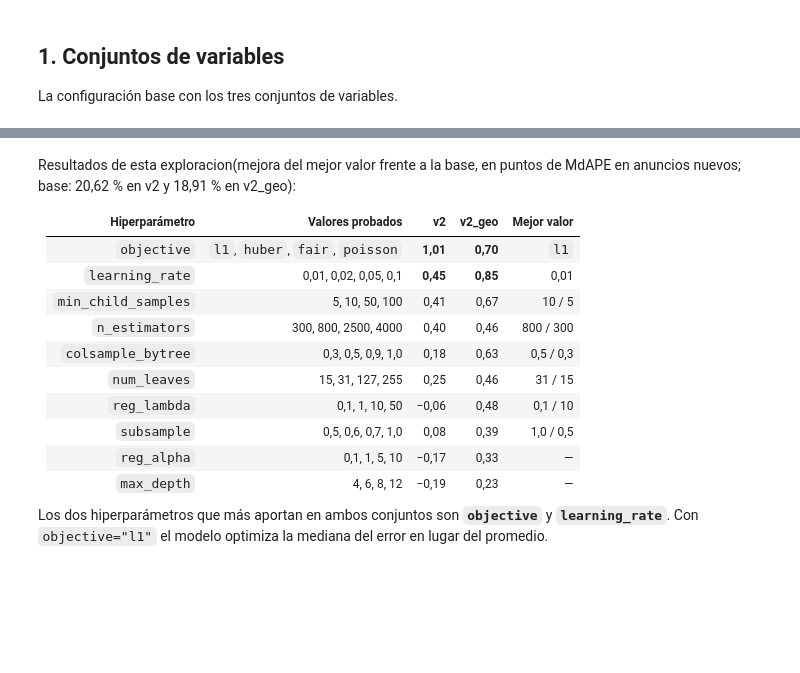
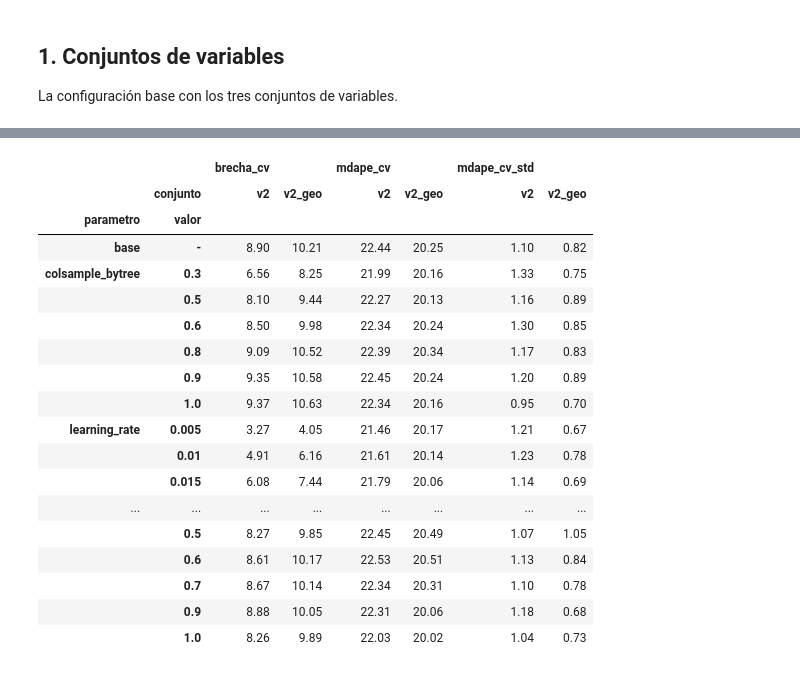
Before and after one commit to EdgarIMR/precios_airbnb_bogota, a Jupyter notebook: notebooks/04_lightgbm.ipynb, the cells around one changed output, grey strips where cells are left out. Saved outputs shown, nothing was run; the diff lists cells and outputs as text; code cells hidden in the pictures; blank space fills up the shorter version.

```diff
--- a/notebooks/04_lightgbm.ipynb
+++ b/notebooks/04_lightgbm.ipynb
@@ -62,27 +109,30 @@ Se partió de la configuración base  y se probaron 4 valores de cada hiperpará
 # %%
 if EJECUTAR_EXPLORACION:
+    iniciar_mlflow("bogoprice-lightgbm-cv")
     pruebas = {
-        "objective": ["l1", "huber", "fair", "poisson"],
-        "n_estimators": [300, 800, 2500, 4000],
-        "learning_rate": [0.01, 0.02, 0.05, 0.1],
-        "num_leaves": [15, 31, 127, 255],
-        "max_depth": [4, 6, 8, 12],
-        "min_child_samples": [5, 10, 50, 100],
-        "subsample": [0.5, 0.6, 0.7, 1.0],
-        "colsample_bytree": [0.3, 0.5, 0.9, 1.0],
-        "reg_lambda": [0.1, 1, 10, 50],
-        "reg_alpha": [0.1, 1, 5, 10],
+        "objective": ["l1", "huber", "fair", "poisson", "gamma", "tweedie"],
+        "n_estimators": [300, 800, 1000, 2000, 2500, 4000],
+        "learning_rate": [0.005, 0.01, 0.015, 0.02, 0.05, 0.1],
+        "num_leaves": [15, 31, 47, 95, 127, 255],
+        "max_depth": [4, 6, 8, 10, 12, 16],
+        "min_child_samples": [5, 10, 15, 30, 50, 100],
+        "subsample": [0.4, 0.5, 0.6, 0.7, 0.9, 1.0],
+        "colsample_bytree": [0.3, 0.5, 0.6, 0.8, 0.9, 1.0],
+        "reg_lambda": [0.1, 1, 5, 10, 50, 100],
+        "reg_alpha": [0.1, 0.5, 1, 2, 5, 10],
     }
     for version in ["v2", "v2_geo"]:
         for parametro, valores in pruebas.items():
             for valor in valores:
                 modelo, params = lgbm(**{parametro: valor})
                 nombre = f"lgbm_{parametro}{valor}_{version}"
-                m = evaluar(datos, nombre, modelo, version,
-                            {"modelo": "LightGBM", "parametro_variado": parametro, **params}, AUTOR)[0]
+                r = evaluar_cv(datos, pliegues, nombre, modelo, version,
+                               {"modelo": "LightGBM", "parametro_variado": parametro, **params}, AUTOR)
                 resultados.append({"corrida": nombre, "conjunto": version, "parametro": parametro,
-                                   "valor": valor, **m})
-            print(f"{version:7s} {parametro} listo")
+                                   "valor": str(valor), **r})
+                print(f"{version:7s} {parametro}={valor!s:<8} MdAPE CV = {r['mdape_cv']:.2f} %")
+
     tabla = pd.DataFrame(resultados)
+    tabla = tabla[tabla["conjunto"].isin(["v2", "v2_geo"])]
     display(tabla.pivot_table(index=["parametro", "valor"], columns="conjunto",
-                              values="mdape_nuevos").round(2))
+                              values=["mdape_cv", "mdape_cv_std", "brecha_cv"]).round(2))
@@ -89,18 +172,24 @@ if EJECUTAR_EXPLORACION:
-# %% [markdown]
-Resultados de esta exploracion(mejora del mejor valor frente a la base, en puntos de MdAPE en anuncios nuevos; base: 20,62 % en v2 y 18,91 % en v2_geo):
-
-| Hiperparámetro | Valores probados | v2 | v2_geo | Mejor valor |
-|---|---|---|---|---|
-| `objective` | `l1`, `huber`, `fair`, `poisson` | **1,01** | **0,70** | `l1` |
-| `learning_rate` | 0,01, 0,02, 0,05, 0,1 | **0,45** | **0,85** | 0,01 |
-| `min_child_samples` | 5, 10, 50, 100 | 0,41 | 0,67 | 10 / 5 |
-| `n_estimators` | 300, 800, 2500, 4000 | 0,40 | 0,46 | 800 / 300 |
-| `colsample_bytree` | 0,3, 0,5, 0,9, 1,0 | 0,18 | 0,63 | 0,5 / 0,3 |
-| `num_leaves` | 15, 31, 127, 255 | 0,25 | 0,46 | 31 / 15 |
-| `reg_lambda` | 0,1, 1, 10, 50 | −0,06 | 0,48 | 0,1 / 10 |
-| `subsample` | 0,5, 0,6, 0,7, 1,0 | 0,08 | 0,39 | 1,0 / 0,5 |
-| `reg_alpha` | 0,1, 1, 5, 10 | −0,17 | 0,33 | — |
-| `max_depth` | 4, 6, 8, 12 | −0,19 | 0,23 | — |
-
-
-Los dos hiperparámetros que más aportan en ambos conjuntos son **`objective`** y **`learning_rate`**. Con `objective="l1"` el modelo optimiza la mediana del error en lugar del promedio.
+# %%
+with pd.option_context("display.max_rows", None):
+    display(tabla.pivot_table(index=["parametro", "valor"], columns="conjunto",
+                              values=["mdape_cv", "mdape_cv_std", "brecha_cv"]).round(2))
+# %% [output]
+|  |  | brecha_cv |  | mdape_cv |  | mdape_cv_std |  |
+|  | conjunto | v2 | v2_geo | v2 | v2_geo | v2 | v2_geo |
+| parametro | valor |  |  |  |  |  |  |
+| base | - | 8.90 | 10.21 | 22.44 | 20.25 | 1.10 | 0.82 |
+| colsample_bytree | 0.3 | 6.56 | 8.25 | 21.99 | 20.16 | 1.33 | 0.75 |
+|  | 0.5 | 8.10 | 9.44 | 22.27 | 20.13 | 1.16 | 0.89 |
+|  | 0.6 | 8.50 | 9.98 | 22.34 | 20.24 | 1.30 | 0.85 |
+|  | 0.8 | 9.09 | 10.52 | 22.39 | 20.34 | 1.17 | 0.83 |
+|  | 0.9 | 9.35 | 10.58 | 22.45 | 20.24 | 1.20 | 0.89 |
+|  | 1.0 | 9.37 | 10.63 | 22.34 | 20.16 | 0.95 | 0.70 |
+| learning_rate | 0.005 | 3.27 | 4.05 | 21.46 | 20.17 | 1.21 | 0.67 |
+|  | 0.01 | 4.91 | 6.16 | 21.61 | 20.14 | 1.23 | 0.78 |
+|  | 0.015 | 6.08 | 7.44 | 21.79 | 20.06 | 1.14 | 0.69 |
+| ... | ... | ... | ... | ... | ... | ... | ... |
+|  | 0.5 | 8.27 | 9.85 | 22.45 | 20.49 | 1.07 | 1.05 |
+|  | 0.6 | 8.61 | 10.17 | 22.53 | 20.51 | 1.13 | 0.84 |
+|  | 0.7 | 8.67 | 10.14 | 22.34 | 20.31 | 1.10 | 0.78 |
+|  | 0.9 | 8.88 | 10.05 | 22.31 | 20.06 | 1.18 | 0.68 |
+|  | 1.0 | 8.26 | 9.89 | 22.03 | 20.02 | 1.04 | 0.73 |
```
Also changed, not shown: parts of 24 cells of this notebook.
